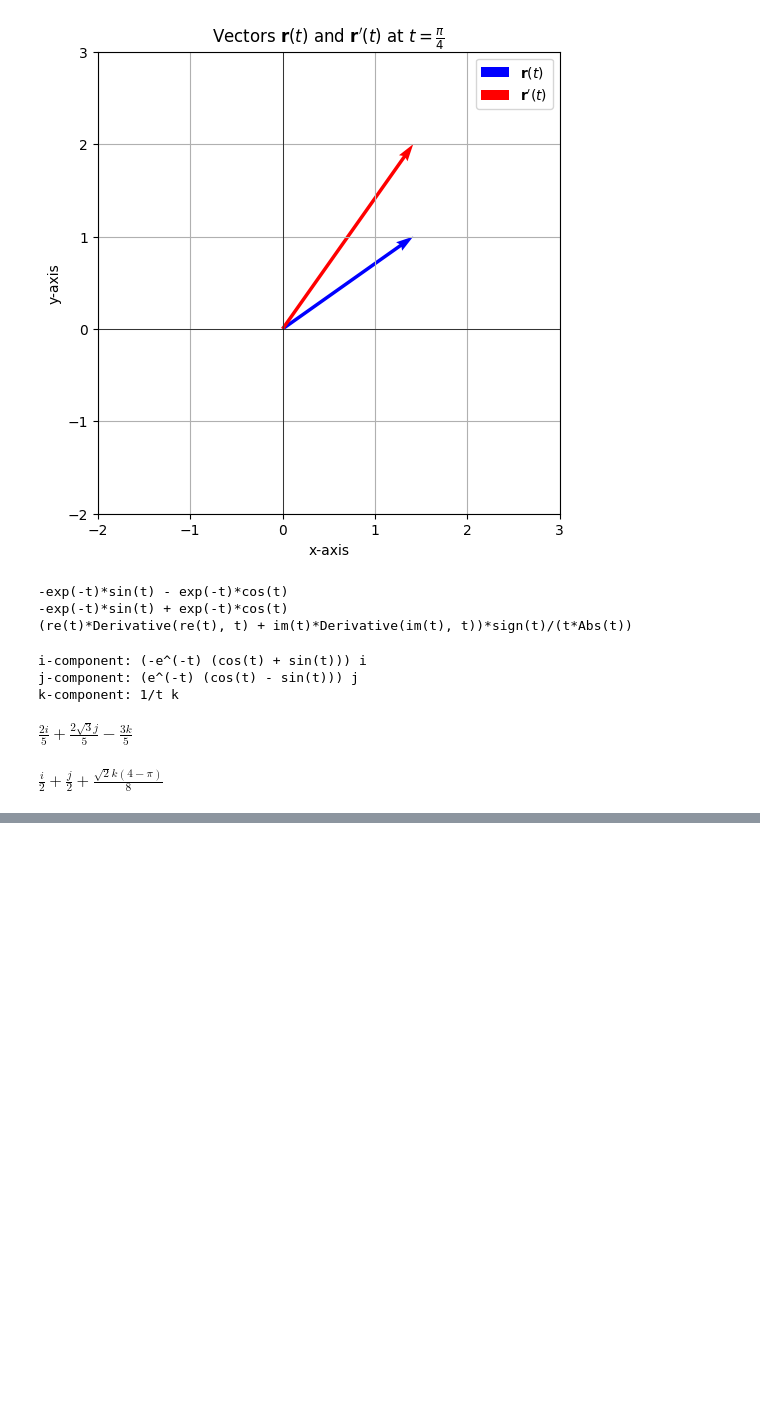
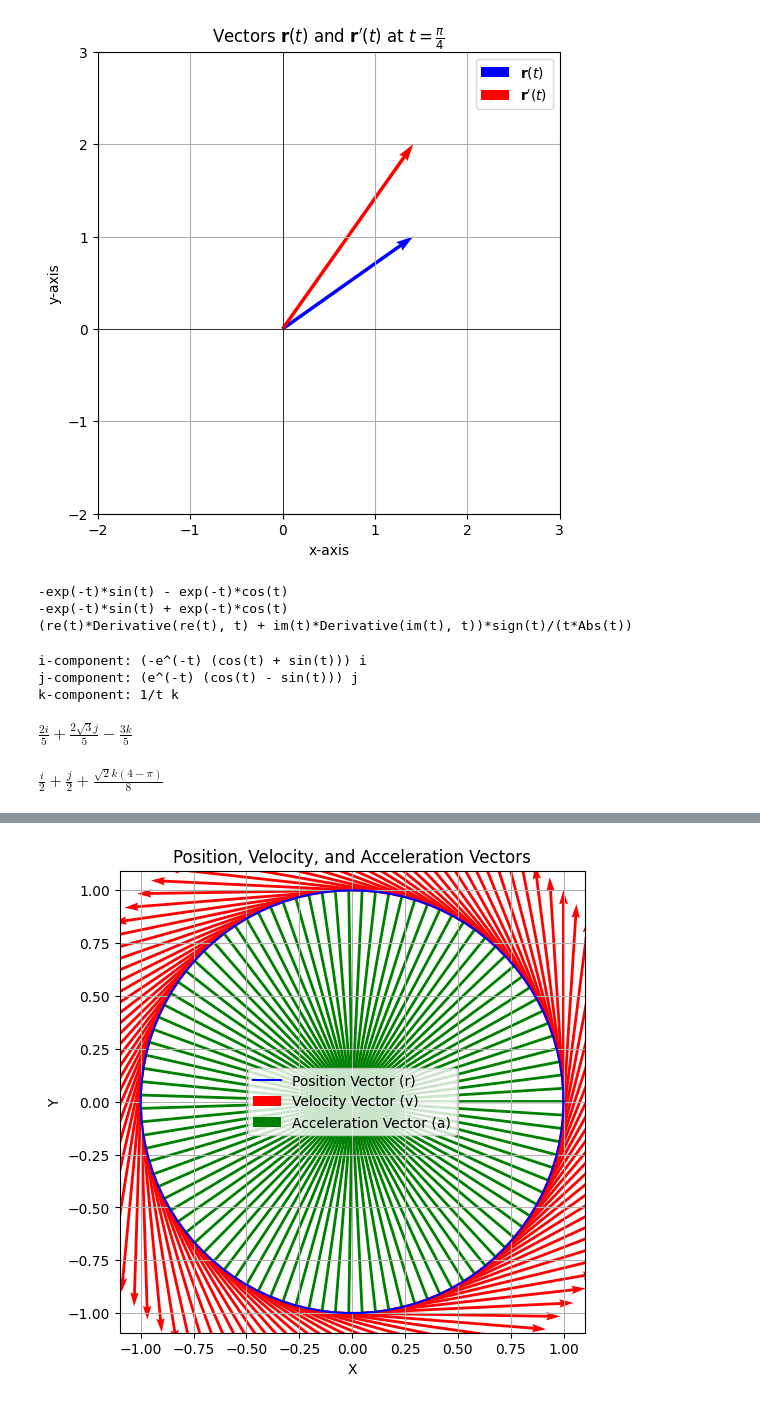
Before and after one commit to NarendraYSF/Calculus-Vectors-and-Plane-Curve, a Jupyter notebook: sample.ipynb, the cells around one changed output, grey strips where cells are left out. Saved outputs shown, nothing was run; the diff lists cells and outputs as text; code cells hidden in the pictures; blank space fills up the shorter version.

```diff
--- a/sample.ipynb
+++ b/sample.ipynb
@@ -213,0 +316,40 @@ $\displaystyle \frac{i}{2} + \frac{j}{2} + \frac{\sqrt{2} k \left(4 - \pi\right)
+# %%
+# Define the omega (angular frequency) and time range
+omega_value = 1  # You can adjust omega as needed
+t_values = np.linspace(0, 2 * np.pi, 100)
+
+# Calculate the position and velocity vectors r and v
+r_x = np.cos(omega_value * t_values)
+r_y = np.sin(omega_value * t_values)
+
+v_x = -omega_value * np.sin(omega_value * t_values)
+v_y = omega_value * np.cos(omega_value * t_values)
+
+# Calculate the acceleration vector a
+a_x = -omega_value**2 * np.cos(omega_value * t_values)
+a_y = -omega_value**2 * np.sin(omega_value * t_values)
+
+# Create the plot
+plt.figure(figsize=(6, 6))
+
+# Plot the position vector r (the circular path)
+plt.plot(r_x, r_y, label="Position Vector (r)", color='b')
+
+# Plot the velocity vector v as arrows
+plt.quiver(r_x, r_y, v_x, v_y, angles='xy', scale_units='xy', scale=1, color='r', label="Velocity Vector (v)")
+
+# Plot the acceleration vector a as arrows
+plt.quiver(r_x, r_y, a_x, a_y, angles='xy', scale_units='xy', scale=1, color='g', label="Acceleration Vector (a)")
+
+# Add labels, title, and a legend
+plt.title("Position, Velocity, and Acceleration Vectors")
+plt.xlabel('X')
+plt.ylabel('Y')
+plt.legend()
+
+# Show the plot
+plt.axis('equal')
+plt.grid(True)
+plt.show()
+# %% [output]
+[figure, added]
```
Also changed, not shown: parts of 5 cells of this notebook.
